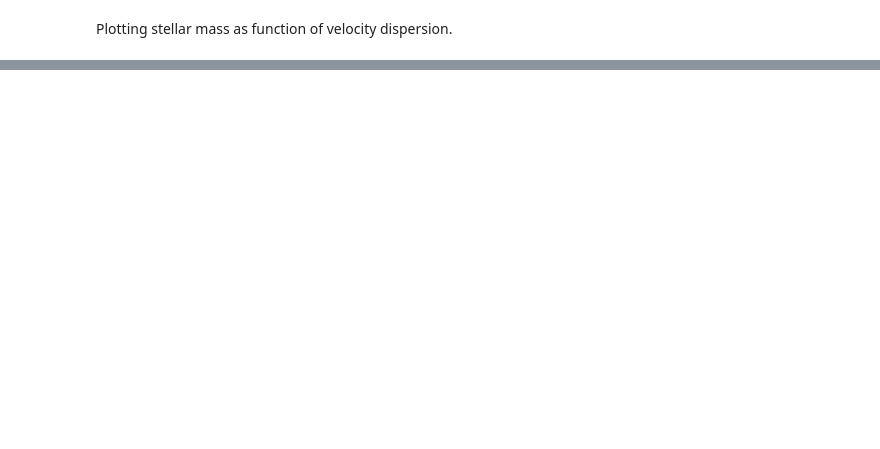
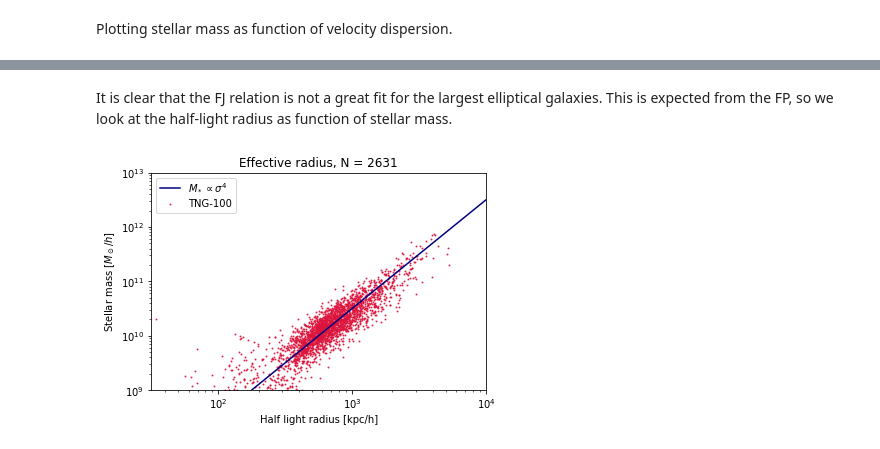
Before and after one commit to choisant/illustris-project, a Jupyter notebook: src/FP.ipynb, the cells around one changed output, grey strips where cells are left out. Cells and saved outputs as stored; diff of their text form; code cells hidden in the pictures; blank space fills up the shorter version.

```diff
--- a/src/FP.ipynb
+++ b/src/FP.ipynb
@@ -36,0 +41,13 @@ il.formatplot.R_SM(title="Effective radius", df = df1)
+# %% [markdown]
+It is clear that the FJ relation is not a great fit for the largest elliptical galaxies. This is expected from the FP, so we look at the half-light radius as function of stellar mass.
+# %%
+data["SubhaloHalfmassRad"] *=10 #Units in km/s
+
+data.plot.scatter(x="SubhaloHalfmassRad", y="SubhaloMassInHalfRadStellar",s=1, label = "TNG-100", alpha=0.8, color="crimson")
+
+MRx, MRy = powerLaw(a = 2, A= 10**4.5, xmin = 10, xmax = 10000)
+plt.plot(MRx, MRy, color = "navy", label = r"$M_* \propto \sigma^{4} $")
+
+il.formatplot.R_SM(title="Effective radius", df = data)
+# %% [output]
+[figure, added]
```
Also changed, not shown: parts of 8 cells of this notebook, 4 other files.
